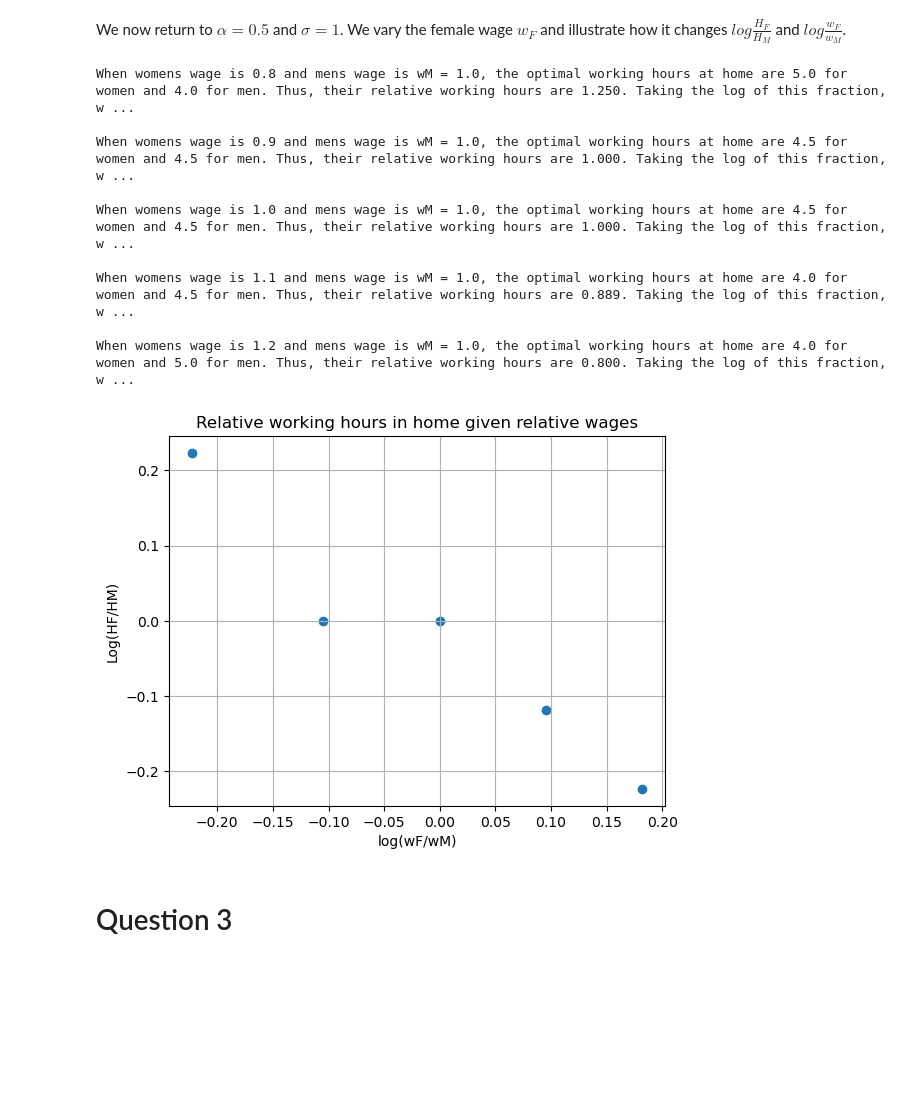
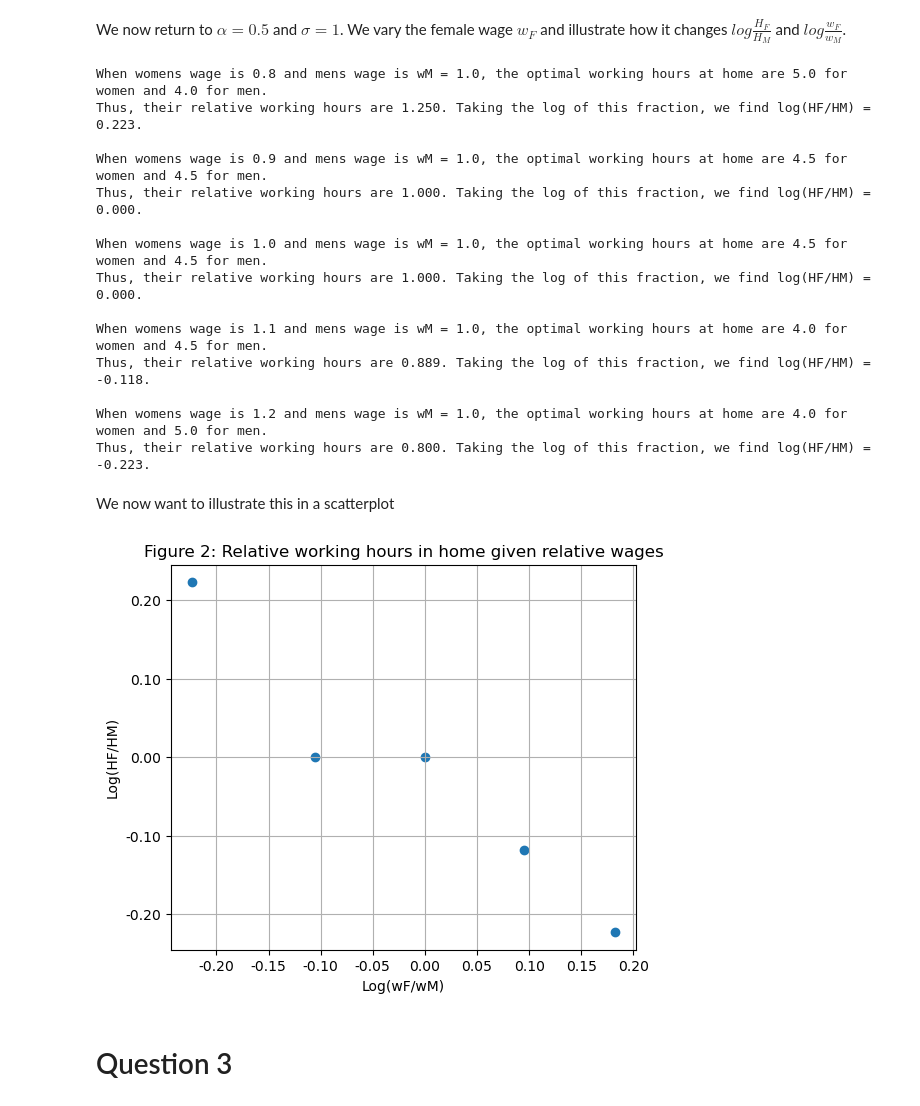
Before and after one commit to NumEconCopenhagen/projects-2023-ida-simone-elin, a Jupyter notebook: inauguralproject/inauguralproject.ipynb, the cells around one changed output. Cells and saved outputs as stored; diff of their text form; code cells hidden in the pictures; blank space fills up the shorter version.

```diff
--- a/inauguralproject/inauguralproject.ipynb
+++ b/inauguralproject/inauguralproject.ipynb
@@ -97,7 +135,7 @@ model2 = HouseholdClass()
 #We unpack the model parameters
 par = model2.par
 
-#We construct a list to hold the log value of the relative hours between men and women
+#We construct an empty list to hold the log value of the relative hours between men and women
 log_rel_hours_list=[]
 
 #We run a loop over the model where we change women's wage for each iteration
@@ -115,33 +153,38 @@ for wage in par.wF_vec:
     log_rel_hours_list = np.append(log_rel_hours_list, log_rel_hours)
 
     #We print our results
-    print(f'When womens wage is {wage:.1f} and mens wage is wM = {par.wM:.1f}, the optimal working hours at home are {opt.HF:.1f} for women and {opt.HM:.1f} for men. Thus, their relative working hours are {rel_hours:.3f}. Taking the log of this fraction, we find log(HF/HM) = {log_rel_hours:.3f}.''\n')
+    print(f'When womens wage is {wage:.1f} and mens wage is wM = {par.wM:.1f}, the optimal working hours at home are {opt.HF:.1f} for women and {opt.HM:.1f} for men.' '\n' f'Thus, their relative working hours are {rel_hours:.3f}. Taking the log of this fraction, we find log(HF/HM) = {log_rel_hours:.3f}.''\n')
 # %% [output]
-When womens wage is 0.8 and mens wage is wM = 1.0, the optimal working hours at home are 5.0 for women and 4.0 for men. Thus, their relative working hours are 1.250. Taking the log of this fraction, w ...
+When womens wage is 0.8 and mens wage is wM = 1.0, the optimal working hours at home are 5.0 for women and 4.0 for men.
+Thus, their relative working hours are 1.250. Taking the log of this fraction, we find log(HF/HM) = 0.223.
 
-When womens wage is 0.9 and mens wage is wM = 1.0, the optimal working hours at home are 4.5 for women and 4.5 for men. Thus, their relative working hours are 1.000. Taking the log of this fraction, w ...
+When womens wage is 0.9 and mens wage is wM = 1.0, the optimal working hours at home are 4.5 for women and 4.5 for men.
+Thus, their relative working hours are 1.000. Taking the log of this fraction, we find log(HF/HM) = 0.000.
 
-When womens wage is 1.0 and mens wage is wM = 1.0, the optimal working hours at home are 4.5 for women and 4.5 for men. Thus, their relative working hours are 1.000. Taking the log of this fraction, w ...
+When womens wage is 1.0 and mens wage is wM = 1.0, the optimal working hours at home are 4.5 for women and 4.5 for men.
+Thus, their relative working hours are 1.000. Taking the log of this fraction, we find log(HF/HM) = 0.000.
 
-When womens wage is 1.1 and mens wage is wM = 1.0, the optimal working hours at home are 4.0 for women and 4.5 for men. Thus, their relative working hours are 0.889. Taking the log of this fraction, w ...
+When womens wage is 1.1 and mens wage is wM = 1.0, the optimal working hours at home are 4.0 for women and 4.5 for men.
+Thus, their relative working hours are 0.889. Taking the log of this fraction, we find log(HF/HM) = -0.118.
 
-When womens wage is 1.2 and mens wage is wM = 1.0, the optimal working hours at home are 4.0 for women and 5.0 for men. Thus, their relative working hours are 0.800. Taking the log of this fraction, w ...
+When womens wage is 1.2 and mens wage is wM = 1.0, the optimal working hours at home are 4.0 for women and 5.0 for men.
+Thus, their relative working hours are 0.800. Taking the log of this fraction, we find log(HF/HM) = -0.223.
-# %%
-#We define the log of relative wages
-log_rel_wage_list=np.log(par.wF_vec/par.wM)
-
-#Plot log(HF/HM) against log(wF/wM() for the vector of female wages.
-plt.scatter(log_rel_wage_list,log_rel_hours_list)
-plt.title('Relative working hours in home given relative wages')
-plt.xlabel('log(wF/wM)')
-plt.ylabel('Log(HF/HM)')
-plt.grid()
-
-#for i in range(par.wF_vec):
-    #plt.text(log_rel_wage_list[i], log_rel_hours_list[i], f"wF={par.wF_vec[i]}")
-plt.show()
-# %% [output]
-[figure, removed]
+# %% [markdown]
+We now want to illustrate this in a scatterplot
+# %%
+#We define the log of relative wages
+log_rel_wage_list=np.log(par.wF_vec/par.wM)
+
+#We create the scatterplot, set labels, title, grid etc.
+fig,ax = plt.subplots(figsize=(6,5))
+ax.scatter(x=log_rel_wage_list,y=log_rel_hours_list)
+ax.set(xlabel="Log(wF/wM)",ylabel="Log(HF/HM)")
+ax.set_title('Figure 2: Relative working hours in home given relative wages')
+ax.xaxis.set_major_formatter(ticker.StrMethodFormatter("{x:.2f}"))
+ax.yaxis.set_major_formatter(ticker.StrMethodFormatter("{x:.2f}"))
+ax.grid()
+# %% [output]
+[figure, added]
 # %% [markdown]
 # Question 3
 # %% [markdown]
```
Also changed, not shown: parts of 15 cells of this notebook.
